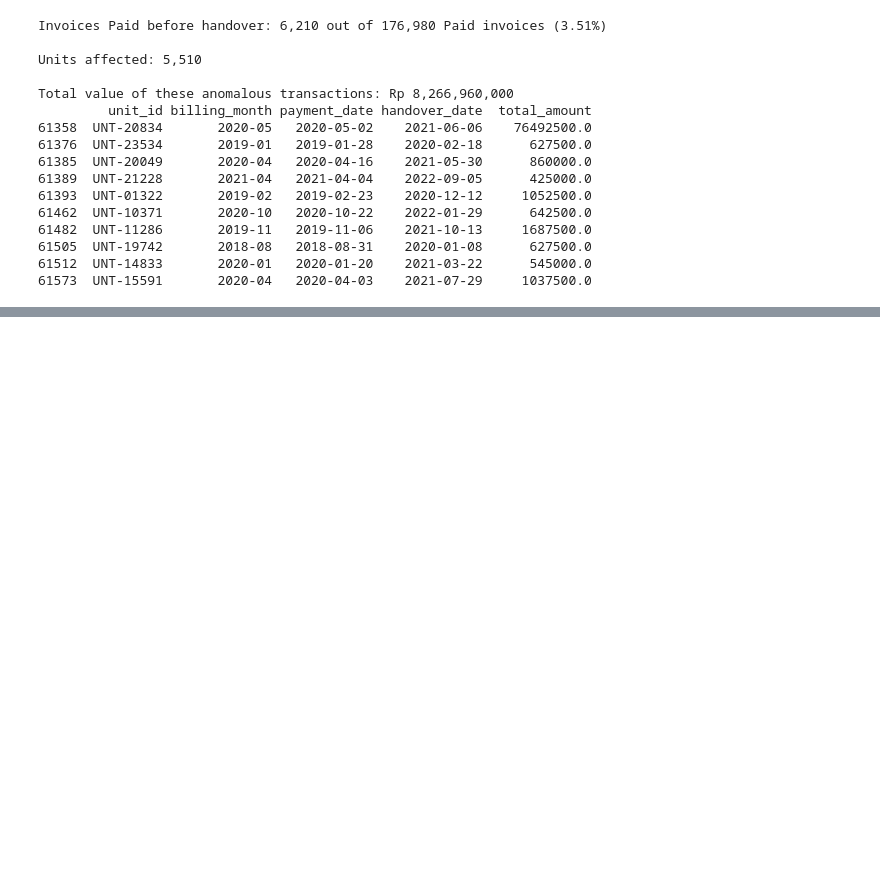
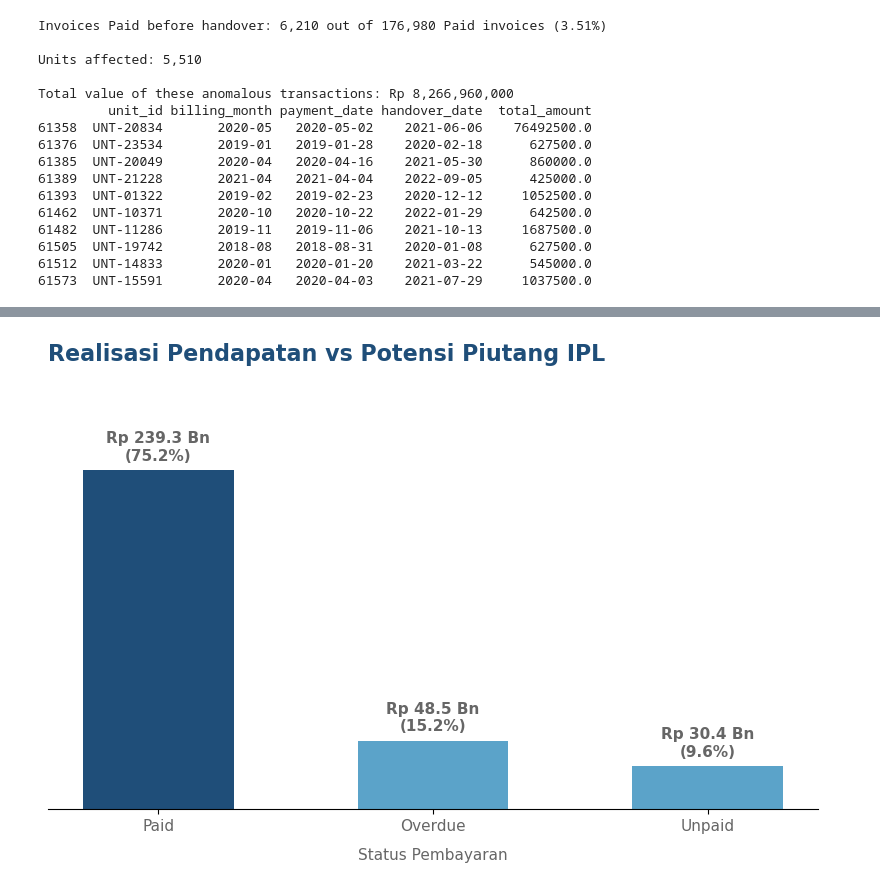
Before and after one commit to MikaMahaputra/Capstone-2-Sinarmas-Land, a Jupyter notebook: notebooks/capstone.ipynb, the cells around one changed output, grey strips where cells are left out. Drawn from its saved outputs; the diff is of its cells as text; code cells hidden in the pictures; blank space fills up the shorter version.

Commit message:
Added Visualization and Analysis

```diff
--- a/notebooks/capstone.ipynb
+++ b/notebooks/capstone.ipynb
@@ -373,5 +379,5 @@ df_master.head(3)
 # %%
-df_master["is_arrear"] = df_master["payment_status"].isin(["Unpaid", "Overdue"])
+df_master["is_arrear"] = df_master["payment_status"].isin([ "Overdue"])
 township_overdue = df_master.groupby("township_name")["is_arrear"].mean().sort_values(ascending=False)
 print("Township yang masih belum bayar atau overdue: \n")
 print(township_overdue.apply(lambda x: f'{x:.2%}'))
@@ -536,0 +653,81 @@ Total baris anomali: 3000 dari 300000 (1.00%)
+# %%
+
+
+PRIMARY   = '#1F4E79'
+ACCENT    = '#5BA3C9'
+GRAY      = '#666666'
+
+
+plt.rcParams['font.family'] = 'DejaVu Sans'
+plt.rcParams['axes.spines.top'] = False
+plt.rcParams['axes.spines.right'] = False
+plt.rcParams['axes.spines.left'] = False
+
+
+status_amount = (
+    df_master
+    .groupby("payment_status")["total_amount"]
+    .sum()
+    .sort_values(ascending=False)
+)
+
+
+status_amount_in_billion = status_amount / 1e9
+
+df_plot = pd.DataFrame({
+    'Status': status_amount_in_billion.index,
+    'Amount_Bn': status_amount_in_billion.values
+})
+
+
+fig, ax = plt.subplots(figsize=(8, 5.5))
+
+
+colors = [PRIMARY if status == 'Paid' else ACCENT for status in df_plot['Status']]
+bars = ax.bar(df_plot['Status'], df_plot['Amount_Bn'], color=colors, width=0.55)
+
+
+total_all = df_plot['Amount_Bn'].sum()
+
+for bar in bars:
+    height = bar.get_height()
+    percentage = (height / total_all) * 100
+
+    # Menampilkan format: "Rp XXX.X Bn (XX.X%)"
+    label_text = f'Rp {height:,.1f} Bn\n({percentage:.1f}%)'
+
+    ax.text(
+        bar.get_x() + bar.get_width()/2,  # Posisi tengah batang (X)
+        height + (total_all * 0.015),    # Posisi sedikit di atas batang (Y)
+        label_text,
+        ha='center', va='bottom',
+        fontsize=11, fontweight='bold', color=GRAY
+    )
+
+
+ax.set_title(
+    "Realisasi Pendapatan vs Potensi Piutang IPL",
+    fontsize=16,
+    fontweight='bold',
+    pad=30,
+    color=PRIMARY,
+    loc='left' # Rata kiri memberikan kesan modern khas dashboard eksekutif
+)
+
+ax.set_ylabel('Total Nilai (Rp Miliar)', fontsize=11, color=GRAY, labelpad=10)
+ax.set_xlabel('Status Pembayaran', fontsize=11, color=GRAY, labelpad=10)
+ax.tick_params(axis='both', which='major', labelsize=11, labelcolor=GRAY)
+
+
+ax.set_ylim(0, df_plot['Amount_Bn'].max() * 1.2)
+
+
+ax.get_yaxis().set_visible(False)
+
+plt.tight_layout()
+
+
+plt.savefig('revenue_by_payment_status_clean.png', dpi=300, bbox_inches='tight')
+plt.show()
+# %% [output]
+[figure, added]
```
Also changed, not shown: parts of 64 cells of this notebook, 19 other files.
